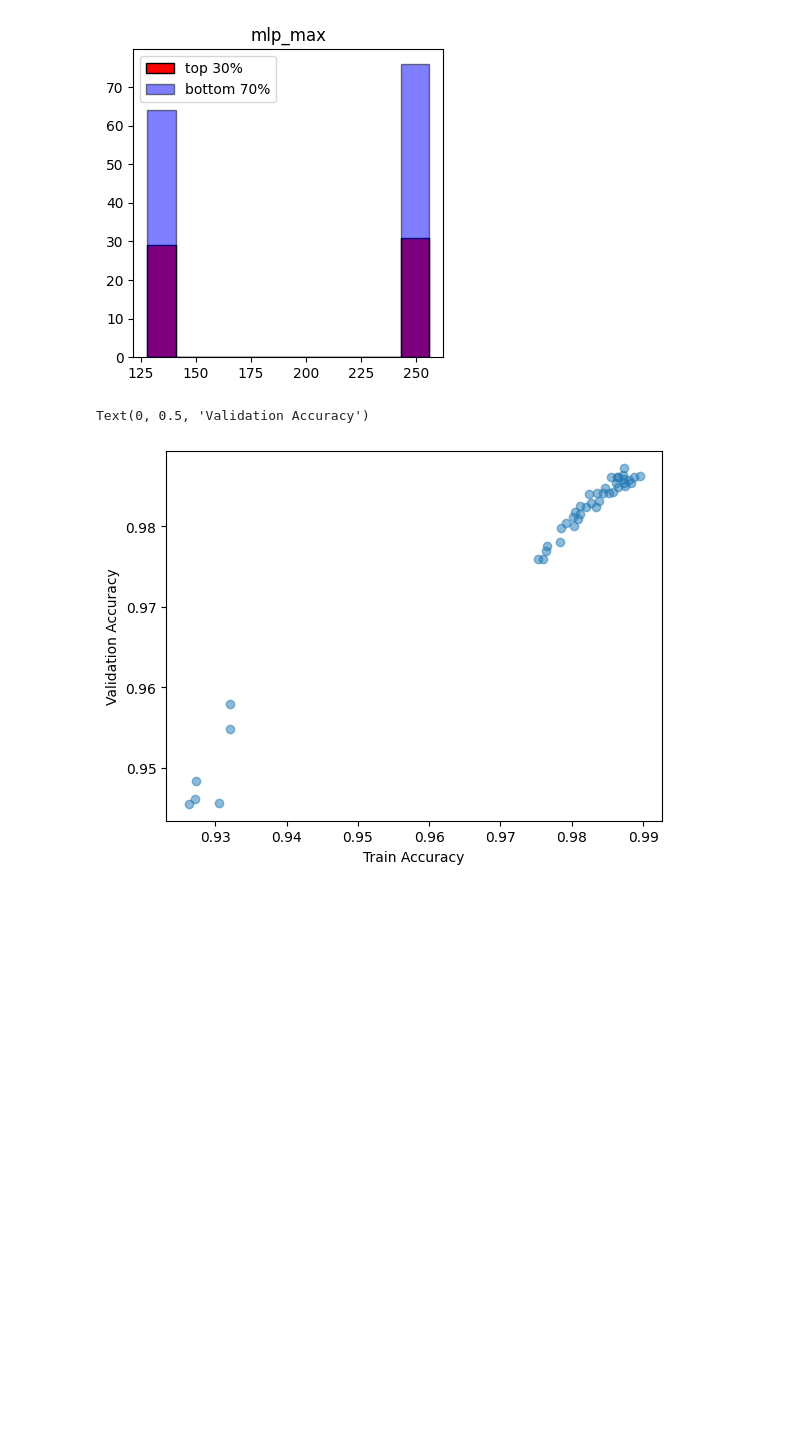
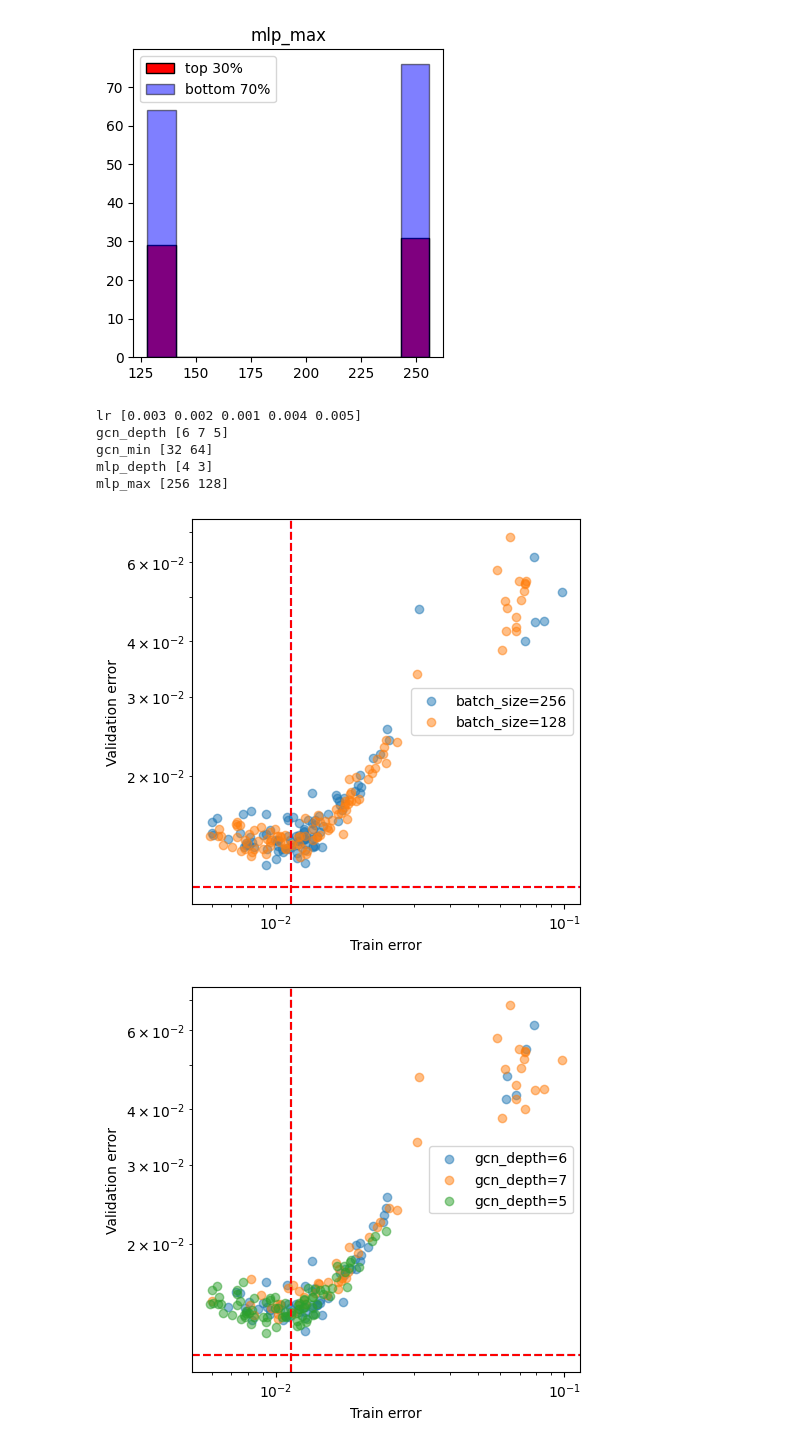
Before and after one commit to peterse/mldec, a Jupyter notebook: src/mldec/analysis/reps_analysis.ipynb, the cells around one changed output. Cells and saved outputs as stored; diff of their text form; code cells hidden in the pictures; blank space fills up the shorter version.

```diff
--- a/src/mldec/analysis/reps_analysis.ipynb
+++ b/src/mldec/analysis/reps_analysis.ipynb
@@ -59,12 +61,40 @@ for column in ['lr', 'gcn_depth', 'gcn_min', 'mlp_depth', 'mlp_max']:
 [figure]
 [figure]
 [figure]
+# %%
+for column in ['lr', 'gcn_depth', 'gcn_min', 'mlp_depth', 'mlp_max']:
+    print(column, df[column].unique())
+# %% [output]
+lr [0.003 0.002 0.001 0.004 0.005]
+gcn_depth [6 7 5]
+gcn_min [32 64]
+mlp_depth [4 3]
+mlp_max [256 128]
 # %%
-x = df[df['lr'] == 0.004]["train_acc"]
-y = df[df['lr'] == 0.004]["val_acc"]
-plt.scatter(x, y, alpha=0.5)
-plt.xlabel("Train Accuracy")
-plt.ylabel("Validation Accuracy")
+# mwpm_err = 8e-4 # p=0.001
+mwpm_err = 0.0113 # p=0.004
+plt.close('all')
+def plot_by_variables(df, col_name):
+    """Plot the validation error vs train error in different colors for each unique value of col_name."""
+    colors = plt.cm.rainbow(np.linspace(0, 1, len(df[col_name].unique())))
+    fig, ax = plt.subplots(figsize=(5, 5))
+    for col_val, color in zip(df[col_name].unique(), colors):
+        half = df[df[col_name] == col_val]
+        x = 1- half["train_acc"]
+        y = 1 - half["val_acc"]
+        ax.scatter(x, y, alpha=0.5, label=f"{col_name}={col_val}")
+        ax.set_xlabel("Train error")
+        ax.set_ylabel("Validation error")
+        ax.axhline(mwpm_err, ls='--', c=color)
+        ax.axvline(mwpm_err, ls='--', c=color)
+        ax.loglog()
+        ax.legend()
+
+plot_by_variables(df, 'batch_size')
+plot_by_variables(df, 'gcn_depth')
+plot_by_variables(df, 'lr')
+plot_by_variables(df, 'gcn_min')
+plot_by_variables(df, 'mlp_depth')
 # %% [output]
-Text(0, 0.5, 'Validation Accuracy')
-[figure, old version]
+[figure, new version]
+[figure, added]
```
Also changed, not shown: parts of 3 cells of this notebook, 13 other files.
